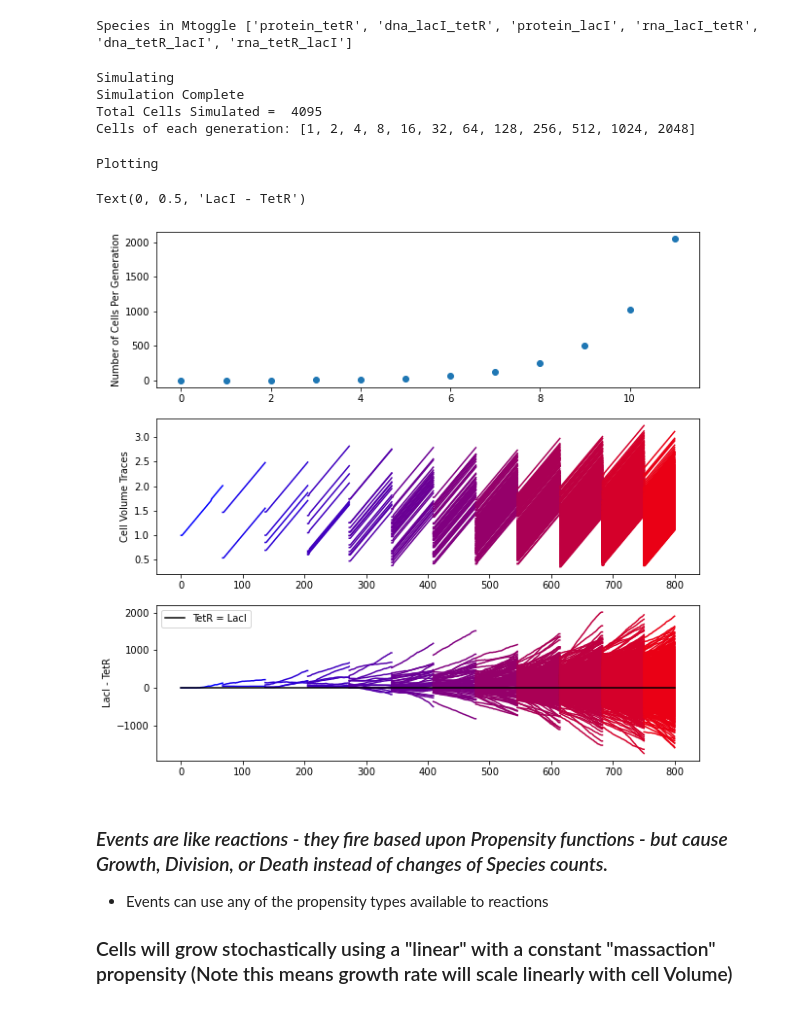
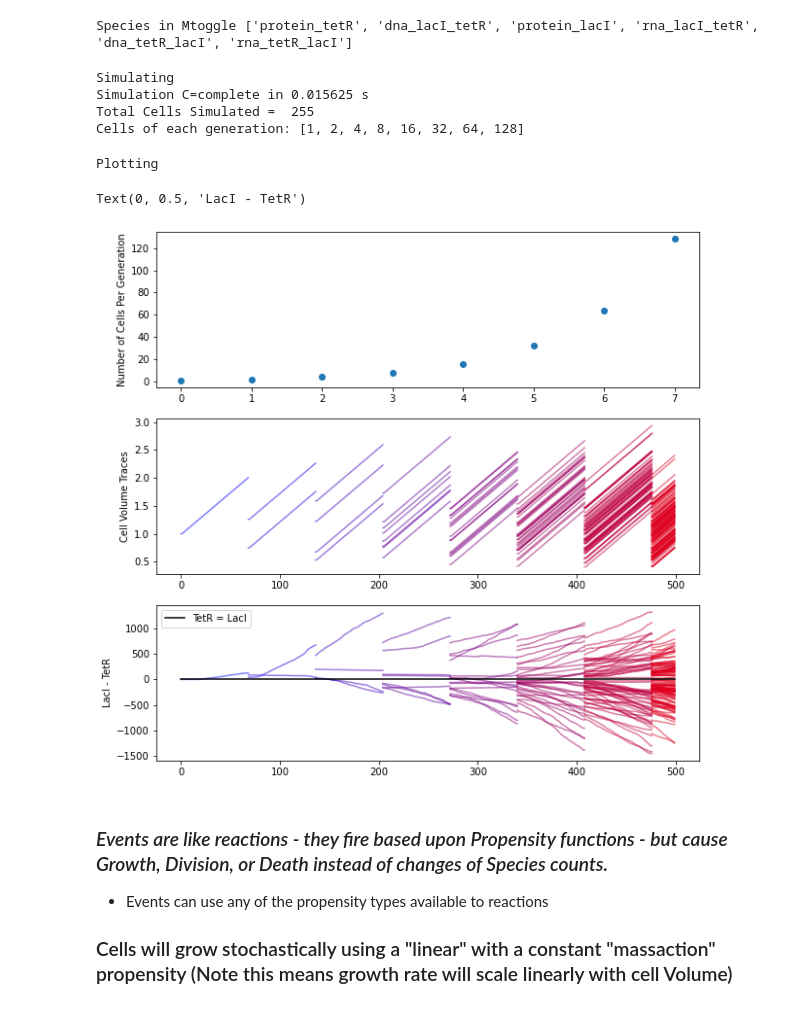
Before and after one commit to biocircuits/bioscrape, a Jupyter notebook: lineage examples/Lineage Examples.ipynb, the cells around one changed output. Drawn from its saved outputs; the diff is of its cells as text; code cells hidden in the pictures.

```diff
--- a/lineage examples/Lineage Examples.ipynb
+++ b/lineage examples/Lineage Examples.ipynb
@@ -191,10 +191,12 @@ from time import process_time
 
 
 #Do the simulation!
-timepoints = np.linspace(0, 800, 500)
+timepoints = np.arange(0, 500, 1.0)
 print("Simulating")
+ts = process_time()
 lineage = py_SimulateCellLineage(timepoints = timepoints, Model = Mtoggle)
-print("Simulation Complete")
+te = process_time()
+print("Simulation C=complete in", te-ts, "s")
 
 #Lineage objects effectively trees. They contain a are lists of Schnitzes, each with a parent and 2 daughters (which could be none)
 
@@ -204,45 +206,44 @@ sch_tree = lineage.get_schnitzes_by_generation()
 print("Total Cells Simulated = ", sum([len(L) for L in sch_tree]),"\nCells of each generation:", [len(L) for L in sch_tree], )
 # %% [output]
 Simulating
-Simulation Complete
-Total Cells Simulated =  4095
-Cells of each generation: [1, 2, 4, 8, 16, 32, 64, 128, 256, 512, 1024, 2048]
+Simulation C=complete in 0.015625 s
+Total Cells Simulated =  255
+Cells of each generation: [1, 2, 4, 8, 16, 32, 64, 128]
 # %%
-
 # A little plotting
 color_list = [(i/len(sch_tree), 0, 1.-i/len(sch_tree)) for i in range(len(sch_tree))]
 
 print("Plotting")
 plt.figure(figsize = (10, 10))
 #Plot Generation Counts
 plt.subplot(311)
 plt.plot(range(len(sch_tree)), [len(L) for L in sch_tree], "o")
 plt.ylabel("Number of Cells Per Generation")
 
 #Plot Volume Traces
 plt.subplot(312)
 for generation in range(len(sch_tree)):
     L = sch_tree[generation]
     for sch in L:
         df = sch.py_get_dataframe(Model = Mtoggle)
-        plt.plot(df["time"], df["volume"], color = color_list[generation])
+        plt.plot(df["time"], df["volume"], color = color_list[generation], alpha = .5)
 plt.ylabel("Cell Volume Traces")
 
 #Plot lacI
 plt.subplot(313)
 for generation in range(len(sch_tree)):
     L = sch_tree[generation]
     for sch in L:
         df = sch.py_get_dataframe(Model = Mtoggle)
-        plt.plot(df["time"], df["protein_lacI"] - df["protein_tetR"], color = color_list[generation])
+        plt.plot(df["time"], df["protein_lacI"] - df["protein_tetR"], color = color_list[generation], alpha = .5)
 
 plt.plot(timepoints, np.zeros(len(timepoints)), ms = "5", color = "black", label = "TetR = LacI")
 plt.legend()
 plt.ylabel("LacI - TetR")
 # %% [output]
 Plotting
 Text(0, 0.5, 'LacI - TetR')
-[figure, old version]
+[figure, new version]
 # %% [markdown]
 ### _Events are like reactions - they fire based upon Propensity functions - but cause Growth, Division, or Death instead of changes of Species counts._
 * Events can use any of the propensity types available to reactions
```
Also changed, not shown: parts of 7 cells of this notebook, 2 other files.
